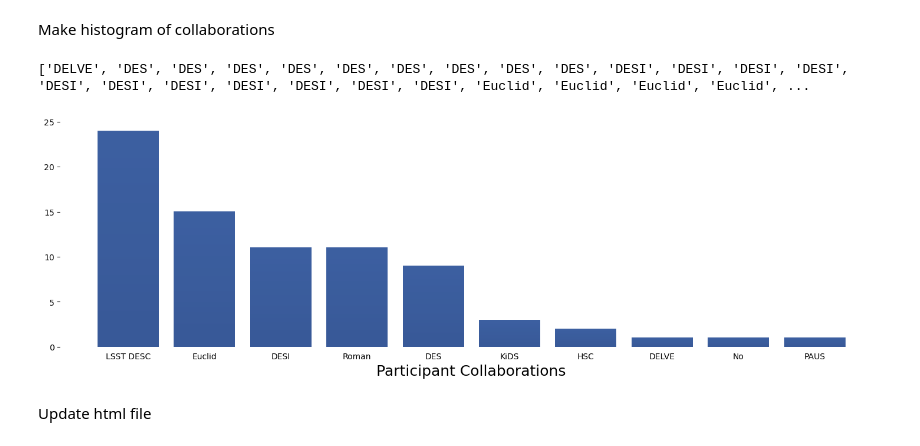
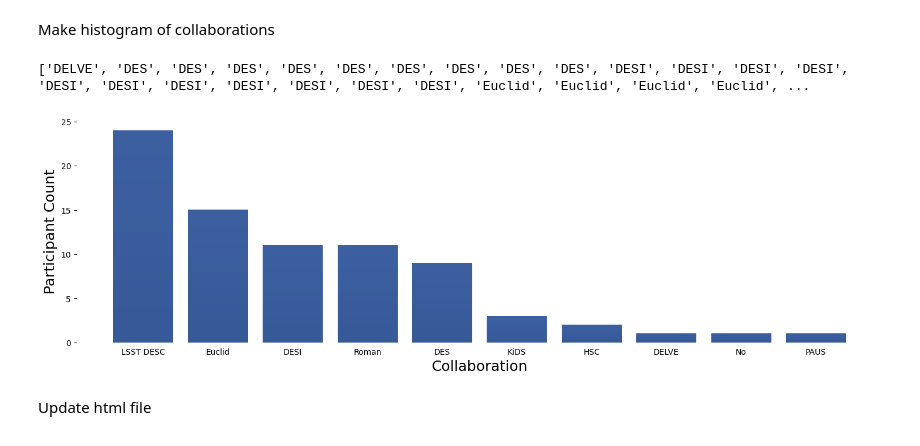
Before and after one commit to echo-IA/CAROLINA, a Jupyter notebook: docs/echo_ia_participants.ipynb, the cells around one changed output. Saved outputs shown, nothing was run; the diff lists cells and outputs as text; code cells hidden in the pictures.

```diff
--- a/docs/echo_ia_participants.ipynb
+++ b/docs/echo_ia_participants.ipynb
@@ -171,35 +171,36 @@ fig = plt.figure(figsize=(18, 5))
 collaboration_list.sort()
 # remove nan
 collaboration_list = [x for x in collaboration_list if str(x) != 'nan' and str(x)!='(applied to become LSST DESC member)']
 
 # make bar plot
 bar = plt.bar(*zip(*dict(pd.Series(collaboration_list).value_counts()).items()))
 # make each bar color a gradient of blues and purples
 print(collaboration_list)
 def gradientbars(bars):
     grad = np.atleast_2d(np.linspace(0,1,256)).T
     ax = bars[0].axes
     lim = ax.get_xlim()+ax.get_ylim()
     for bar in bars:
         bar.set_zorder(1)
         bar.set_facecolor("none")
         x,y = bar.get_xy()
         w, h = bar.get_width(), bar.get_height()
         ax.imshow(grad, extent=[x,x+w,y,y+h], aspect="auto", zorder=0, cmap=cmap, vmin=0, vmax=2, alpha=.8)
     ax.axis(lim)
 gradientbars(bar)
 
-plt.xlabel('Participant Collaborations', fontsize=18)
+plt.ylabel('Participant Count', fontsize=18)
+plt.xlabel('Collaboration', fontsize=18)
 
 # hide axis lines
 plt.box(False)
 plt.tick_params(axis='x', which='both', bottom=False, top=False, labelbottom=True)
 
 # save
 plt.savefig('assets/images/collaborations_bar.jpg', bbox_inches='tight', dpi=300)
 # %% [output]
 ['DELVE', 'DES', 'DES', 'DES', 'DES', 'DES', 'DES', 'DES', 'DES', 'DES', 'DESI', 'DESI', 'DESI', 'DESI', 'DESI', 'DESI', 'DESI', 'DESI', 'DESI', 'DESI', 'DESI', 'Euclid', 'Euclid', 'Euclid', 'Euclid', ...
-[figure, old version]
+[figure, new version]
 # %% [markdown]
 Update html file
 # %%
```
Also changed, not shown: 2 other files.
